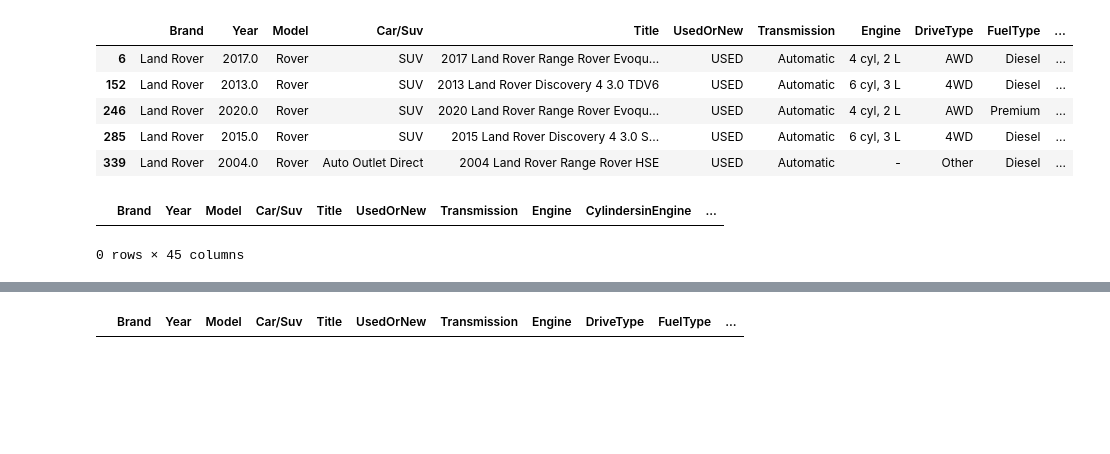
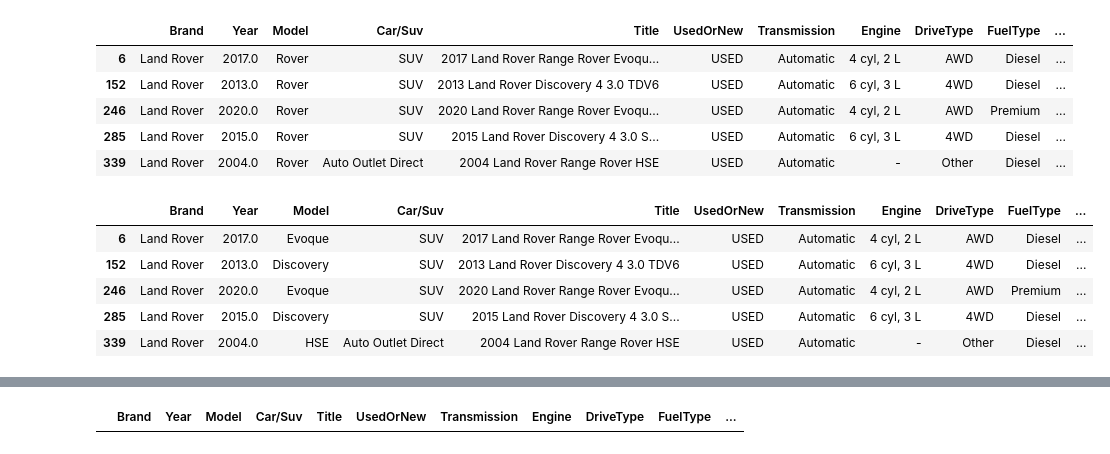
Before and after one commit to AidenPNguyen/Australian-Car-Price-Analysis, a Jupyter notebook: Auscars.ipynb, the cells around one changed output, grey strips where cells are left out. Saved outputs shown, nothing was run; the diff lists cells and outputs as text; code cells hidden in the pictures; blank space fills up the shorter version.

```diff
--- a/Auscars.ipynb
+++ b/Auscars.ipynb
@@ -177,36 +176,40 @@ def categorized_title(title, brand):
         return "Discovery"
     elif "HSE" in title:
         return "HSE"
     elif "Vogue" in title:
         return "Vogue"
     elif "Velar" in title:
         return "Velar"
     elif "Autobiography" in title:
         return "Autobiography"
     elif "Sport" in title:
         return "Sport"
     elif "P530" in title:
         return "P530"
     elif "Defender" in title:
         return "Defender"
     elif "Freelander" in title:
         return "Freelander"
     elif "P525" in title:
         return "P525"
     elif "D300" in title:
         return "D300"
     elif "D350" in title:
         return "D350"
     else:
         return "Not Found"
 
 # Apply the function
 ds['Model'] = ds.apply(lambda row: categorized_title(row['Title'], row['Brand']), axis=1)
 
-ds[ds['Brand'] == "Land Rover"].head()
+ds[ds['Brand'] == "Land Rover"].head(5)
 # %% [output]
-|  | Brand | Year | Model | Car/Suv | Title | UsedOrNew | Transmission | Engine | CylindersinEngine | ... |
+|  | Brand | Year | Model | Car/Suv | Title | UsedOrNew | Transmission | Engine | DriveType | FuelType | ... |
+| 6 | Land Rover | 2017.0 | Evoque | SUV | 2017 Land Rover Range Rover Evoqu... | USED | Automatic | 4 cyl, 2 L | AWD | Diesel | ... |
+| 152 | Land Rover | 2013.0 | Discovery | SUV | 2013 Land Rover Discovery 4 3.0 TDV6 | USED | Automatic | 6 cyl, 3 L | 4WD | Diesel | ... |
+| 246 | Land Rover | 2020.0 | Evoque | SUV | 2020 Land Rover Range Rover Evoqu... | USED | Automatic | 4 cyl, 2 L | AWD | Premium | ... |
+| 285 | Land Rover | 2015.0 | Discovery | SUV | 2015 Land Rover Discovery 4 3.0 S... | USED | Automatic | 6 cyl, 3 L | 4WD | Diesel | ... |
+| 339 | Land Rover | 2004.0 | HSE | Auto Outlet Direct | 2004 Land Rover Range Rover HSE | USED | Automatic | - | Other | Diesel | ... |
-0 rows × 45 columns
 # %%
 ds.loc[ds['BodyType'] == "Ute / Tray", "BodyType"] = "UTE"
 # %%
```
Also changed, not shown: parts of 16 cells of this notebook, 11 other files.
